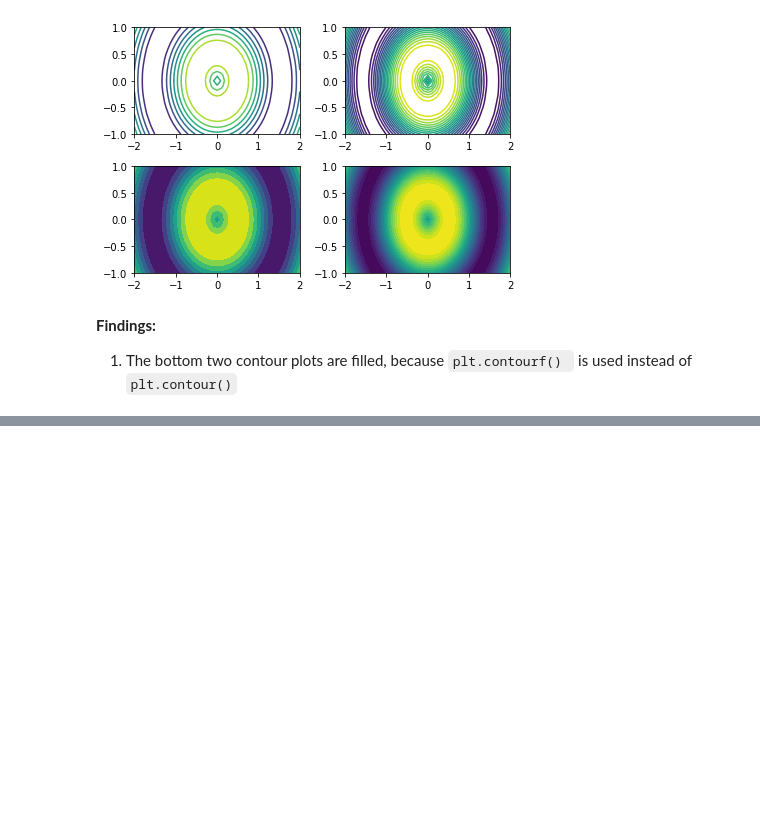
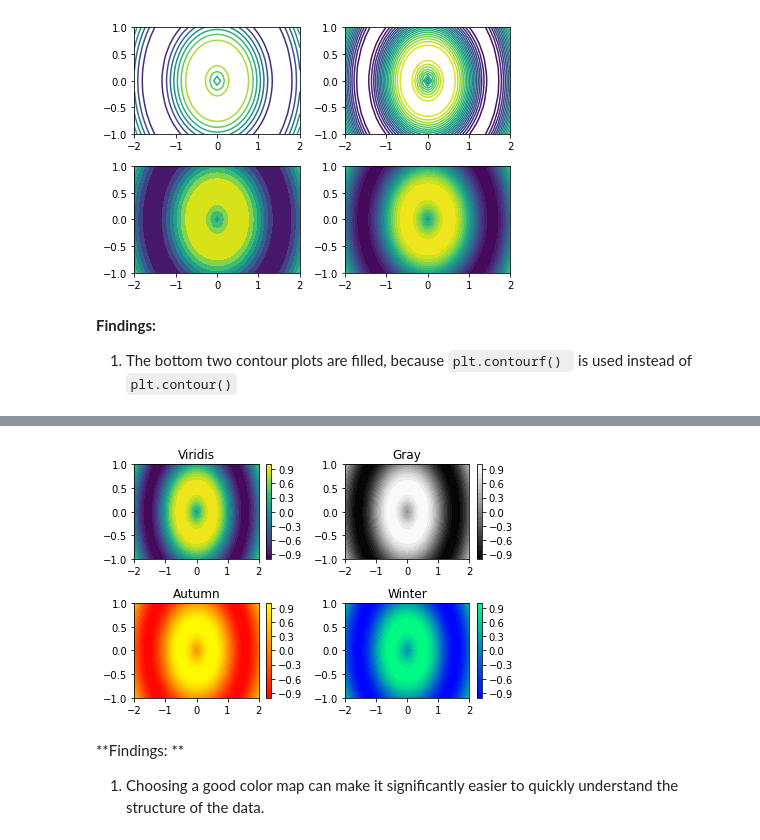
Before and after one commit to zaedulislam/Introduction_to_Data_Visualization_in_Python, a Jupyter notebook: 2. Plotting 2D arrays/Plotting 2D arrays.ipynb, the cells around one changed output, grey strips where cells are left out. Drawn from its saved outputs; the diff is of its cells as text; code cells hidden in the pictures; blank space fills up the shorter version.

Commit message:
Complete Modifying colormaps

```diff
--- a/2. Plotting 2D arrays/Plotting 2D arrays.ipynb
+++ b/2. Plotting 2D arrays/Plotting 2D arrays.ipynb
@@ -89,0 +104,33 @@ plt.show()
+# %%
+# Create a filled contour plot with a color map of 'viridis'
+plt.subplot(2,2,1)
+plt.contourf(X,Y,Z,20,cmap='viridis')
+plt.colorbar()
+plt.title('Viridis')
+
+# Create a filled contour plot with a color map of 'gray'
+plt.subplot(2,2,2)
+plt.contourf(X,Y,Z,20,cmap='gray')
+plt.colorbar()
+plt.title('Gray')
+
+# Create a filled contour plot with a color map of 'autumn'
+plt.subplot(2,2,3)
+plt.contourf(X,Y,Z,20,cmap='autumn')
+plt.colorbar()
+plt.title('Autumn')
+
+# Create a filled contour plot with a color map of 'winter'
+plt.subplot(2,2,4)
+plt.contourf(X,Y,Z,20,cmap='winter')
+plt.colorbar()
+plt.title('Winter')
+
+# Improve the spacing between subplots and display them
+plt.tight_layout()
+plt.show()
+# %% [output]
+[figure, added]
+# %% [markdown]
+**Findings: **
+1. Choosing a good color map can make it significantly easier to quickly understand the structure of the data.
```
Also changed, not shown: parts of 2 cells of this notebook.
